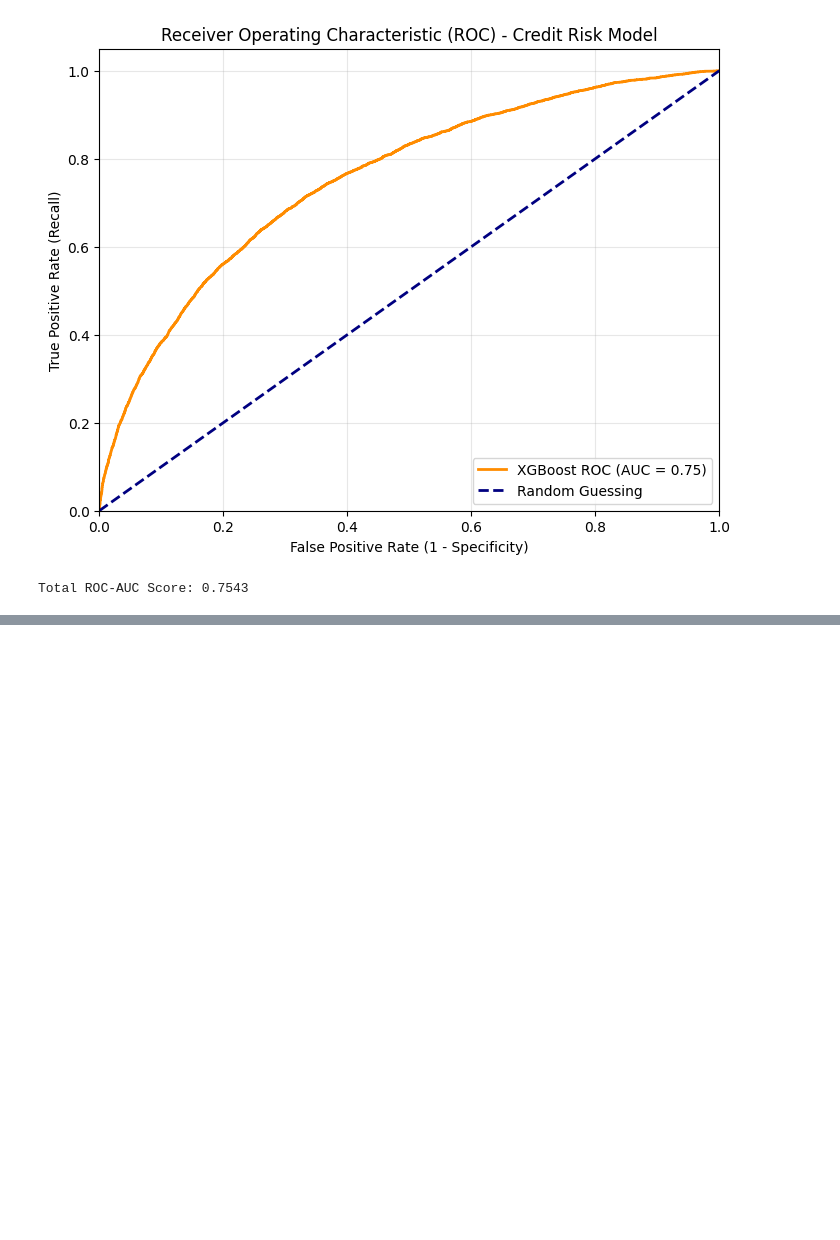
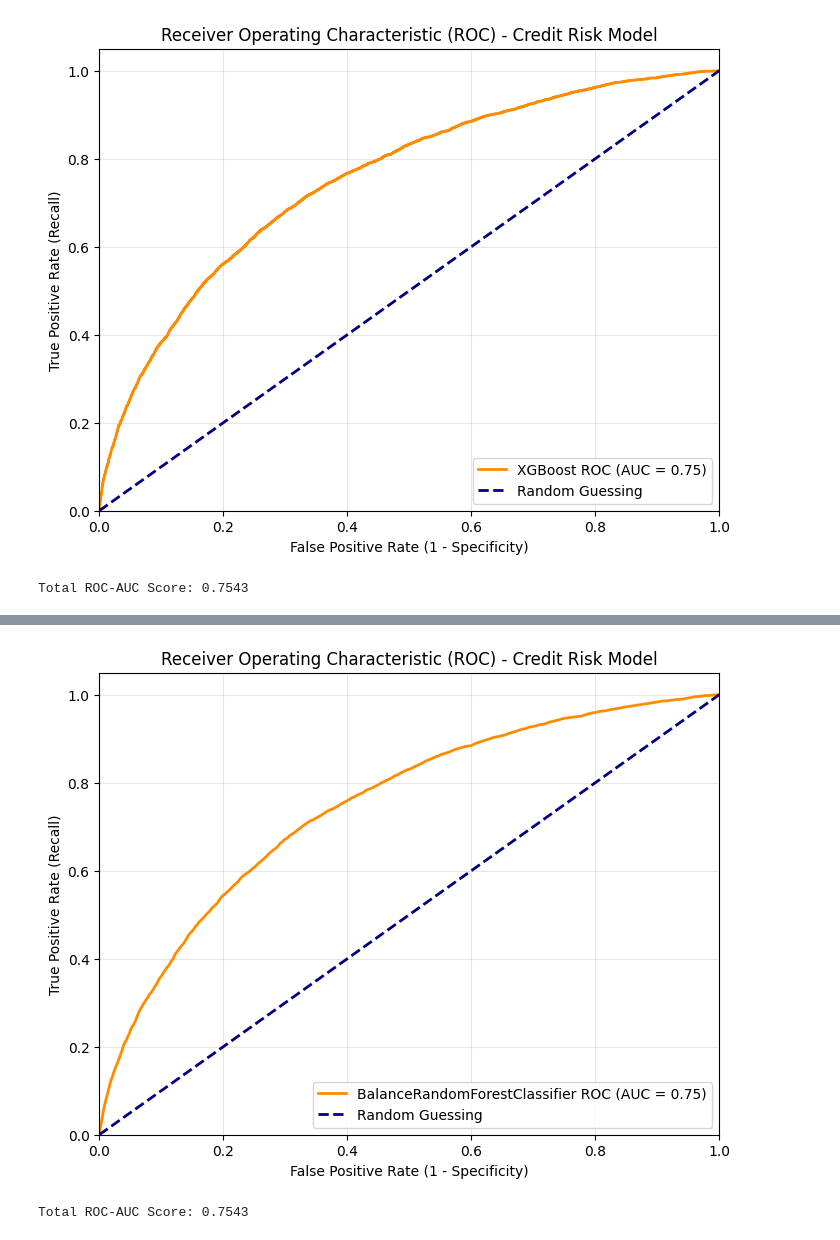
Before and after one commit to biswas-bit/credit-risk-modeling-error-analysis, a Jupyter notebook: analysis/algo_comparision.ipynb, the cells around one changed output, grey strips where cells are left out. Saved outputs shown, nothing was run; the diff lists cells and outputs as text; code cells hidden in the pictures; blank space fills up the shorter version.

Commit message:
tested with balanced_randon forest

```diff
--- a/analysis/algo_comparision.ipynb
+++ b/analysis/algo_comparision.ipynb
@@ -139,3 +139,17 @@ print(f"Total ROC-AUC Score: {auc_score:.4f}")
 # %% [output]
 [figure]
 Total ROC-AUC Score: 0.7543
+# %%
+from imblearn.ensemble import BalancedRandomForestClassifier
+
+brf_model = BalancedRandomForestClassifier(
+    n_estimators=500,
+    sampling_strategy='auto',
+    replacement=False,
+    bootstrap=True,
+    random_state=42
+)
+brf_model.fit(X_train_encoded,y_train)
+
+y_pred_brf = brf_model.predict(X_test_encoded)
+print(classification_report(y_test, y_pred_brf))
@@ -141,0 +165,21 @@ Total ROC-AUC Score: 0.7543
+# %%
+y_proba_bal = brf_model.predict_proba(X_test_encoded)[:,1]
+fpr, tpr, thresholds = roc_curve(y_test, y_proba_bal)
+auc_score = roc_auc_score(y_test, y_probs)
+plt.figure(figsize=(8, 6))
+plt.plot(fpr, tpr, color='darkorange', lw=2, label=f'BalanceRandomForestClassifier ROC (AUC = {auc_score:.2f})')
+plt.plot([0, 1], [0, 1], color='navy', lw=2, linestyle='--', label='Random Guessing')
+
+plt.xlim([0.0, 1.0])
+plt.ylim([0.0, 1.05])
+plt.xlabel('False Positive Rate (1 - Specificity)')
+plt.ylabel('True Positive Rate (Recall)')
+plt.title('Receiver Operating Characteristic (ROC) - Credit Risk Model')
+plt.legend(loc="lower right")
+plt.grid(alpha=0.3)
+plt.show()
+
+print(f"Total ROC-AUC Score: {auc_score:.4f}")
+# %% [output]
+[figure, added]
+Total ROC-AUC Score: 0.7543
```
Also changed, not shown: parts of 3 cells of this notebook.
